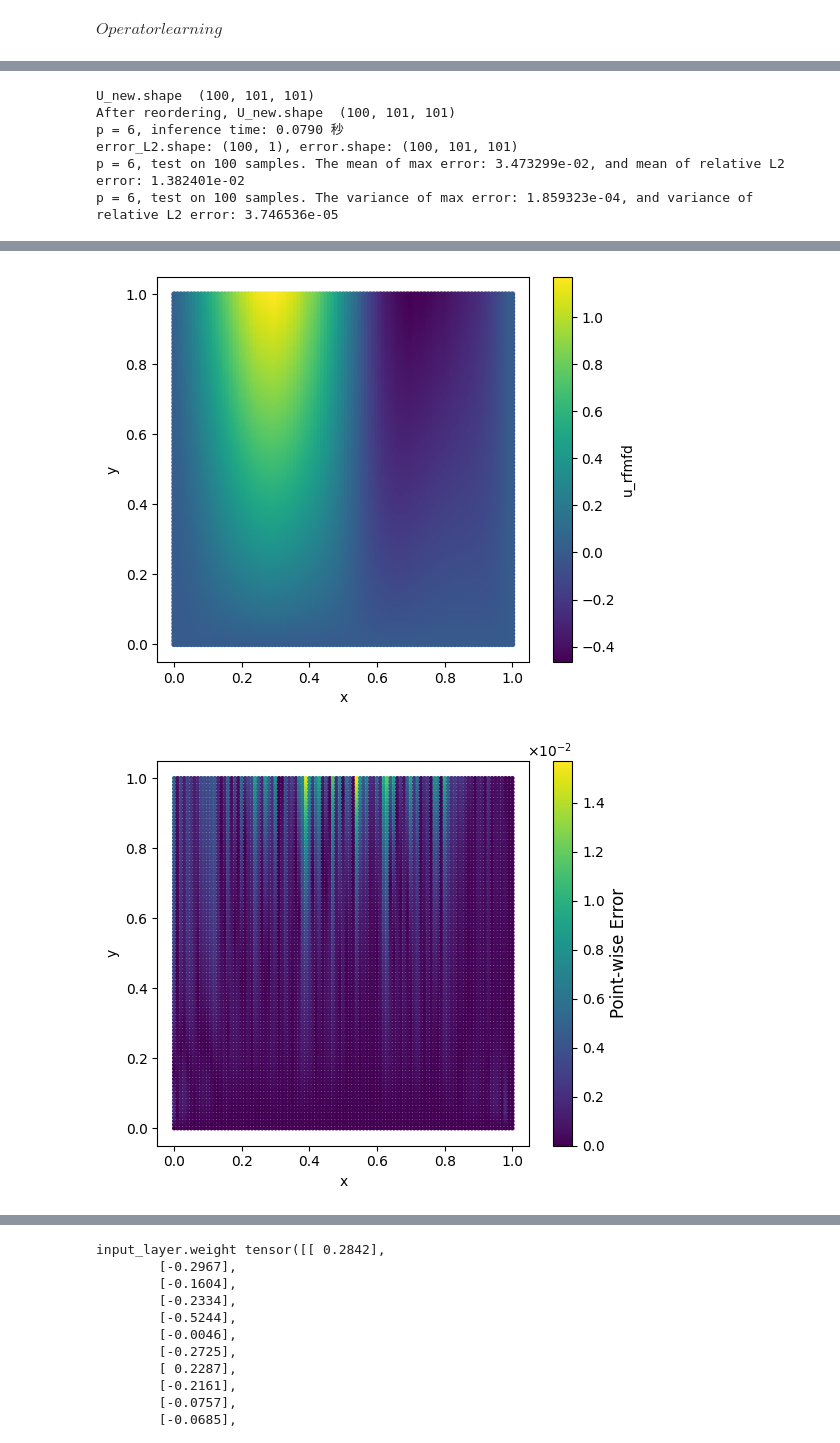
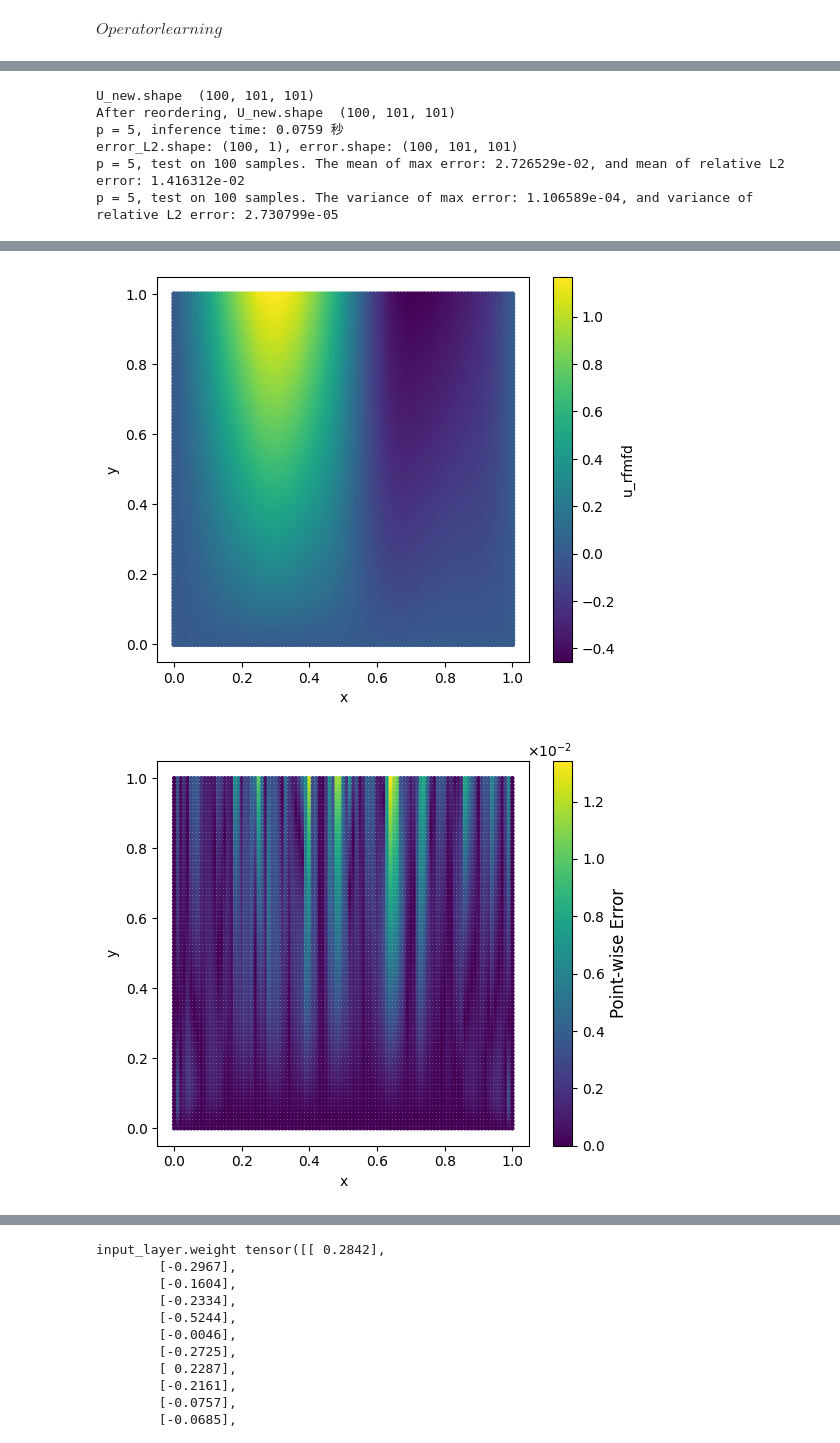
Before and after one commit to wooodswu/one_shot_by_RFM, a Jupyter notebook: mycode/rbf_heat/RFM_FD_heat1d_unform_grid.ipynb, the cells around one changed output, grey strips where cells are left out. Drawn from its saved outputs; the diff is of its cells as text; code cells hidden in the pictures.

```diff
--- a/mycode/rbf_heat/RFM_FD_heat1d_unform_grid.ipynb
+++ b/mycode/rbf_heat/RFM_FD_heat1d_unform_grid.ipynb
@@ -370,7 +370,8 @@ tau = 1e-2
 T = 1
 Nt = int(T/tau) + 1
 t =  np.linspace(0,T,Nt)     # (Nt, )
-Yin = np.linspace(tau,1-tau,Nt-2)[:,None] # (M1,1)
+dx = 1e-2
+Yin = np.linspace(dx,1-dx,99)[:,None] # (M1,1)
 Yb = np.array([[0.0],[1.0]]) # (2, 1)
 Y = np.vstack([Yin, Yb])     # (M, 1)
 kap = 0.01
@@ -428,8 +429,8 @@ p = 3; Relative L2 error in u_rfmfd: 5.023e-03
 # %%
 key = 100
 np.random.seed(key)
-NN = [20, 40, 80, 100]
-KK = [20, 20, 25, 25]
+NN = [20, 40, 100, 200]
+KK = [20, 30, 40, 50]
 H = np.zeros((5,len(NN)))
 E = np.zeros((5,len(NN)))
 RR = [1e-13,1e-13,1e-13,1e-13,1e-13]
@@ -643,16 +648,24 @@ def rfm_fd_poly_solve_heat(kap, X, Yin, Yb, t, tau, f_func, g_func, u0_func, Phi
         y = Y[i,:] # (1,)
         idx_local = idx[i,:]   # (K,)
         Z = X[idx_local]       # (K,1)
-        dist_ZZ = np.abs(Z - Z.T)      # (K,K)
+
+        xc = np.mean(Z)
+        r = np.max(np.abs(Z-xc))
+        Z = (Z-xc)/r
+        y = (y-xc)/r
+
+        dist_ZZ = distance.cdist(Z, Z, metric='euclidean') # (K,K)
         dist_ZZ = torch.as_tensor(dist_ZZ, dtype = torch.float64, device = device)
         Phi_jj = Phi(dist_ZZ) # (K,K)
         Phi_jj = Phi_jj.detach().cpu().numpy()
         phi_xj, dx_phi, d2x_phi = dphi_wrt_y_1d_batch(Phi, y, Z) # (1,K)
+        d2x_phi = d2x_phi/r**2
         ## AP
         P = poly1D(Z, order)  # (K,Norder)
-        AP[:K,:] = np.concatenate([Phi_jj,P], axis = 1) # (K,K+Norder)
-        AP[K:,:-Norder] = P.T # (Norder,K)
-        AP = AP + reg * np.eye(K+Norder)
+        AP_top = np.concatenate([Phi_jj, P], axis=1)
+        AP_bottom = np.concatenate([P.T, np.zeros((order + 1, order + 1))], axis=1)
+        AP = np.concatenate([AP_top, AP_bottom], axis=0)
+        AP = AP + reg * np.eye(AP.shape[0])
         LU = lu_factor(AP)
         ## w_ide, w_lap
         p_y = poly1D(y, order) # (1,Norder)
@@ -660,7 +673,8 @@ def rfm_fd_poly_solve_heat(kap, X, Yin, Yb, t, tau, f_func, g_func, u0_func, Phi
         RHS_ide[K:,0] = p_y.reshape(-1,)
         w_ide = lu_solve(LU, RHS_ide).T # (1,K+Norder)
         RHS_lap[:K,0] = d2x_phi.reshape(-1,)
-        RHS_lap[K:,0] = lap_poly1D(y,order).reshape(-1,)
+        RHS_lap[K:,0] = lap_poly1D(y,order).reshape(-1,)/r**2
+
         w_lap = lu_solve(LU, RHS_lap).T # (1,K+Noder)
         if i < M1 :
             LBDF1[i,idx_local] = (w_ide[0,:K] - kap * tau * w_lap[0,:K])
@@ -790,6 +804,7 @@ class PhiNet(nn.Module):
             if isinstance(m, nn.Linear):
                 nn.init.xavier_normal_(m.weight)
                 if m.bias is not None:
+                    # nn.init.uniform_(m.bias, -torch.pi, torch.pi)
                     nn.init.uniform_(m.bias, -0, 0)
 # %%
 import matplotlib.ticker as ticker
@@ -826,6 +841,7 @@ M1 = M - M2
 F_new = np.concatenate([F_new[index_in,:],F_new[index_bc,:]],axis=0)
 testnum = 0
 Yin,Yb = Y[index_in],Y[index_bc] # interior and boundary points
+Y = np.concatenate([Yin,Yb],axis=0)
 
 F_new_train = F_new[:M1,testnum]  # (M1,)
 F_new_train = F_new_train.repeat(Nt).reshape(M1, Nt)  # (M1,Nt)
@@ -836,16 +852,15 @@ F_new_train = F_new_train.repeat(Nt).reshape(M1, Nt)  # (M1,Nt)
 # K = 20
 
 sigma2 = 0.1
-order = 6
-K = 35
+
+order = 5
+K = 30
 
 # sigma2 = 1e-2
 # order = 3
 # K = 20
 
-
-
-reg = 1e-12
+reg = 1e-14
 u_true = U_new[testnum,:,:]
 # print(u_true.shape) # (M,NT)
 u_true = np.concatenate([u_true[index_in],u_true[index_bc]],axis=0)
@@ -853,8 +868,9 @@ u_true = np.concatenate([u_true[index_in],u_true[index_bc]],axis=0)
 # #===========================================================
 # #==================== Source points X ====================
 # #===========================================================
-N = 101
-X = np.linspace(0,1,N)[:,None] # (N,1)
+# N = 101
+# X = np.linspace(0,1,N)[:,None] # (N,1)
+X = Y
 # # ===========================================================
 
 if order == 0:
@@ -1114,7 +1130,7 @@ def test_solver(LBDF1, LBDF2, LI,
 import time
 
 E_inf, E_L2 = np.zeros((100,1)),np.zeros((100,1))
-Yin,Yb = Y[index_in,:],Y[index_bc,:] # interior and boundary points
+# Yin,Yb = Y[index_in,:],Y[index_bc,:] # interior and boundary points
 
 # (M1, n_batch) -> (n_batch,M1,Nt)
 F_new_test = F_new[:M1,:].T  # (100,M1)
@@ -1164,37 +1180,37 @@ plt.ylabel('y')
 plt.savefig(f'./result/heat1d_rfmfd_p={order}_u_fem_one_test_sample.eps', bbox_inches='tight')
 plt.show()
 plt.figure(figsize=(6,5))
 plt.scatter(yy, tt, c = UY_q, cmap='viridis', s=10)
 plt.colorbar(label='u_rfmfd')
 # plt.title(f'u_pred')
 plt.xlabel('x')
 plt.ylabel('y')
 plt.savefig(f'./result/heat1d_rfmfd_p={order}_UY_one_test_sample.eps', bbox_inches='tight')
 plt.show()
 
 plt.figure(figsize=(6,5))
 sc = plt.scatter(yy, tt, c = error_q, cmap='viridis', s=5)
 cbar = plt.colorbar(sc)
 cbar.set_label('Point-wise Error', fontsize=12)
 formatter = ticker.ScalarFormatter(useMathText=True)
 formatter.set_scientific(True)
 formatter.set_powerlimits((0, 0))
 cbar.ax.yaxis.set_major_formatter(formatter)
 # plt.title(f'Argumented RFM-FD\' point wise error with {order} order polynomial')
 plt.xlabel('x')
 plt.ylabel('y')
 plt.savefig(f'./result/heat1d_rfmfd_p={order}_error_one_test_sample.eps', bbox_inches='tight')
 plt.show()
 # %% [output]
 U_new.shape  (100, 101, 101)
 After reordering, U_new.shape  (100, 101, 101)
-p = 6, inference time: 0.0790 秒
+p = 5, inference time: 0.0759 秒
 error_L2.shape: (100, 1), error.shape: (100, 101, 101)
-p = 6, test on 100 samples. The mean of max error: 3.473299e-02, and mean of relative L2 error: 1.382401e-02
-p = 6, test on 100 samples. The variance of max error: 1.859323e-04, and variance of relative L2 error: 3.746536e-05
+p = 5, test on 100 samples. The mean of max error: 2.726529e-02, and mean of relative L2 error: 1.416312e-02
+p = 5, test on 100 samples. The variance of max error: 1.106589e-04, and variance of relative L2 error: 2.730799e-05
 [figure]
 [figure]
-[figure, old version]
+[figure, new version]
 # %%
 import numpy as np
 import matplotlib.pyplot as plt
```
Also changed, not shown: parts of 3 cells of this notebook, 5 other files.
